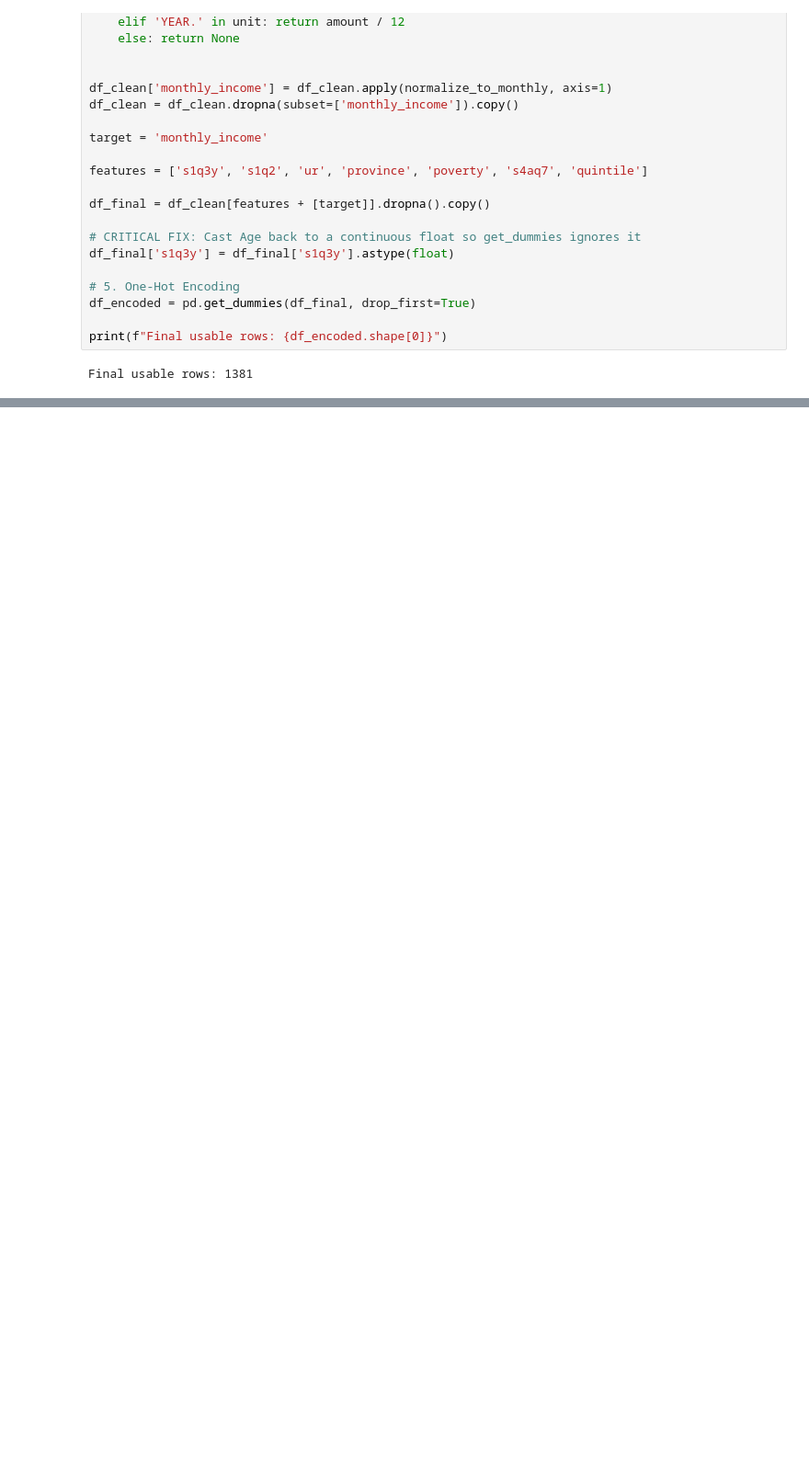
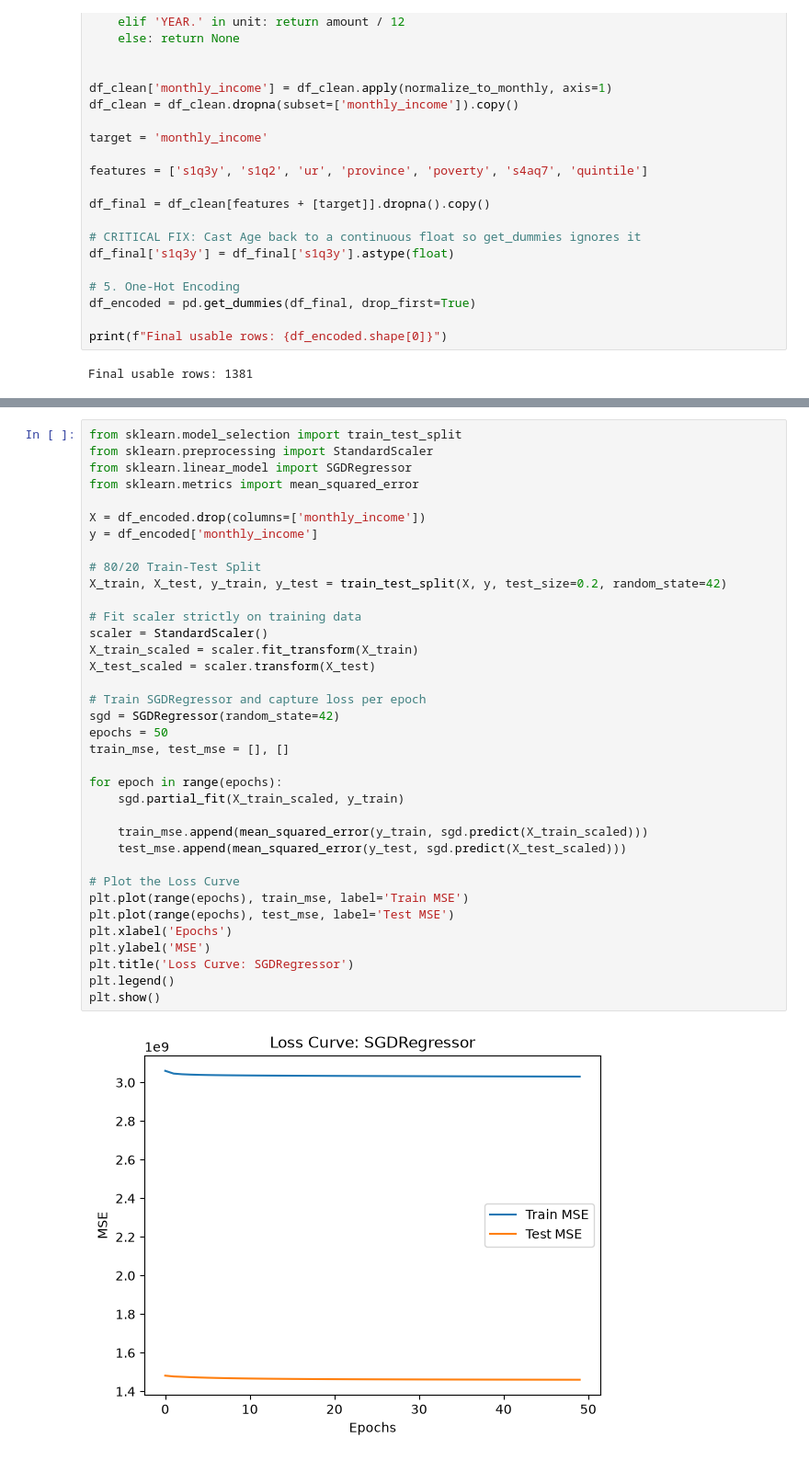
Before and after one commit to boaziza/linear_regression_model, a Jupyter notebook: summative/linear_regression/multivariate.ipynb, the cells around one changed output, grey strips where cells are left out. Shown at 92% size. Cells and saved outputs as stored; diff of their text form; blank space fills up the shorter version.

```diff
--- a/summative/linear_regression/multivariate.ipynb
+++ b/summative/linear_regression/multivariate.ipynb
@@ -62,0 +89,38 @@ Final usable rows: 1381
+# %%
+from sklearn.model_selection import train_test_split
+from sklearn.preprocessing import StandardScaler
+from sklearn.linear_model import SGDRegressor
+from sklearn.metrics import mean_squared_error
+
+X = df_encoded.drop(columns=['monthly_income'])
+y = df_encoded['monthly_income']
+
+# 80/20 Train-Test Split
+X_train, X_test, y_train, y_test = train_test_split(X, y, test_size=0.2, random_state=42)
+
+# Fit scaler strictly on training data
+scaler = StandardScaler()
+X_train_scaled = scaler.fit_transform(X_train)
+X_test_scaled = scaler.transform(X_test)
+
+# Train SGDRegressor and capture loss per epoch
+sgd = SGDRegressor(random_state=42)
+epochs = 50
+train_mse, test_mse = [], []
+
+for epoch in range(epochs):
+    sgd.partial_fit(X_train_scaled, y_train)
+
+    train_mse.append(mean_squared_error(y_train, sgd.predict(X_train_scaled)))
+    test_mse.append(mean_squared_error(y_test, sgd.predict(X_test_scaled)))
+
+# Plot the Loss Curve
+plt.plot(range(epochs), train_mse, label='Train MSE')
+plt.plot(range(epochs), test_mse, label='Test MSE')
+plt.xlabel('Epochs')
+plt.ylabel('MSE')
+plt.title('Loss Curve: SGDRegressor')
+plt.legend()
+plt.show()
+# %% [output]
+[figure, added]
```
Also changed, not shown: parts of 5 cells of this notebook.
